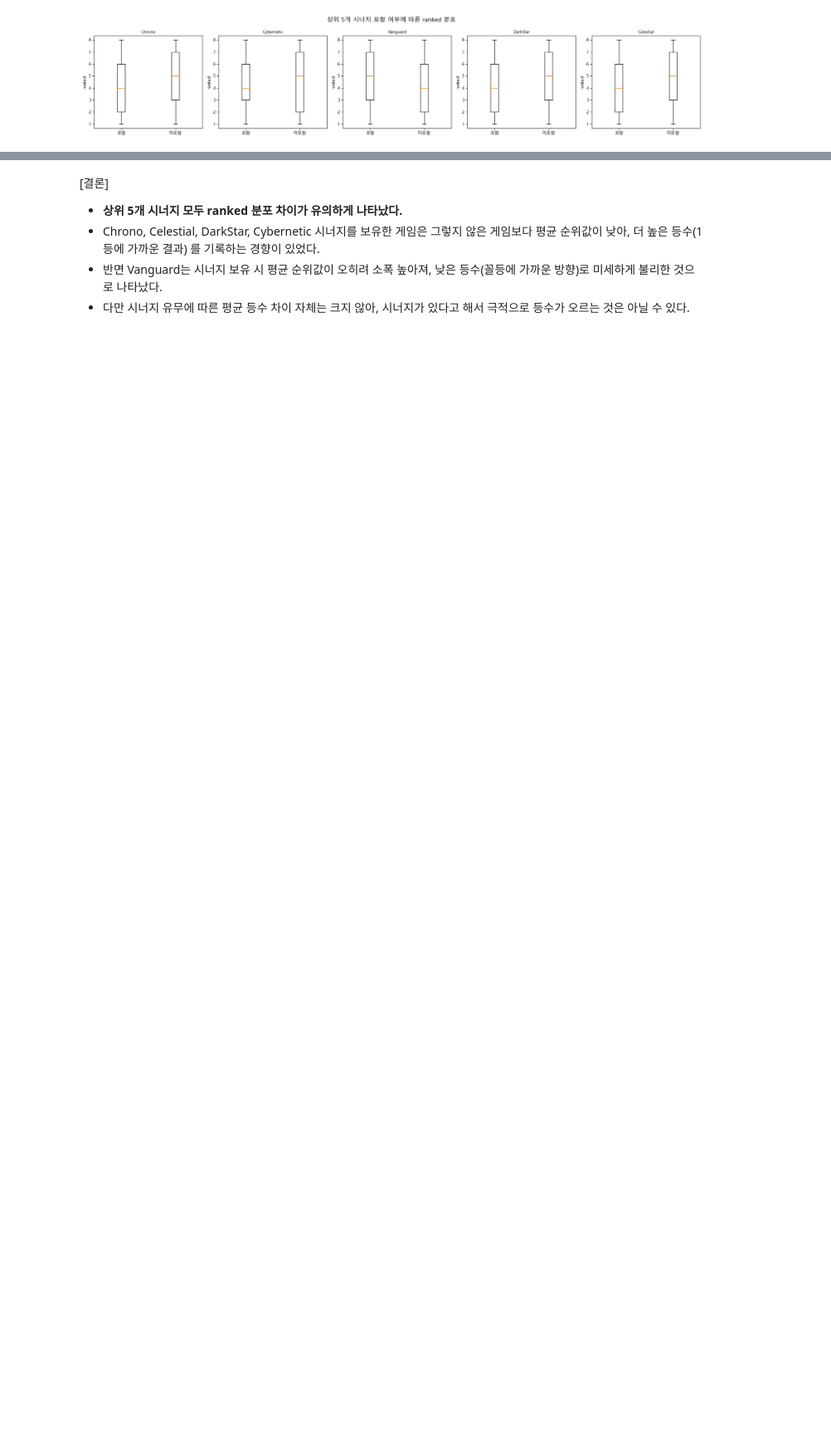
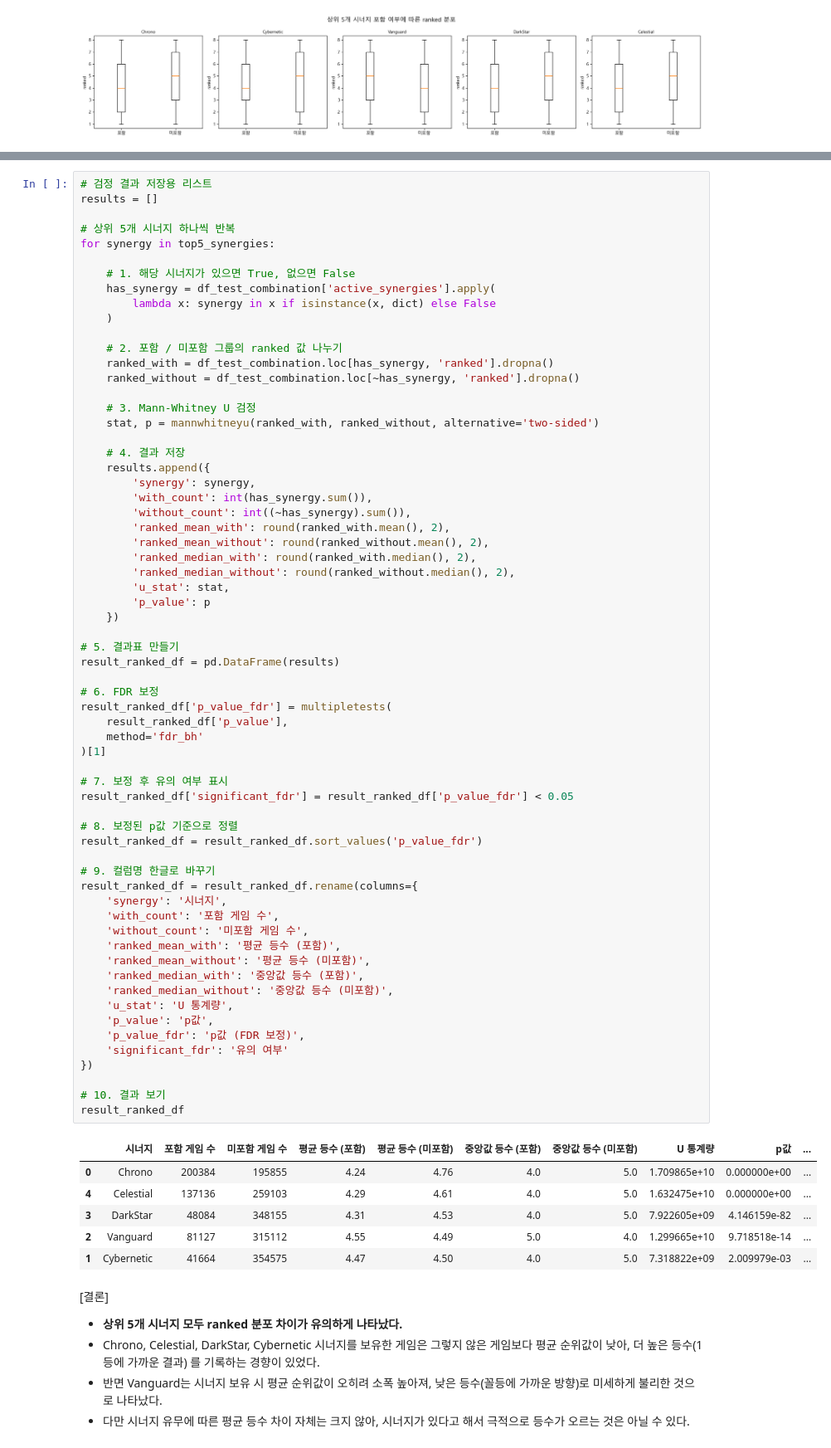
Before and after one commit to hanalo26/Third-project-sparta, a Jupyter notebook: works/suim_Kim/03-04.statistics_suim.ipynb, the cells around one changed output, grey strips where cells are left out. Shown at 83% size. Saved outputs shown, nothing was run; the diff lists cells and outputs as text; blank space fills up the shorter version.

```diff
--- a/works/suim_Kim/03-04.statistics_suim.ipynb
+++ b/works/suim_Kim/03-04.statistics_suim.ipynb
@@ -726,3 +721,74 @@ result_ranked_df
+# %%
+# 검정 결과 저장용 리스트
+results = []
+
+# 상위 5개 시너지 하나씩 반복
+for synergy in top5_synergies:
+
+    # 1. 해당 시너지가 있으면 True, 없으면 False
+    has_synergy = df_test_combination['active_synergies'].apply(
+        lambda x: synergy in x if isinstance(x, dict) else False
+    )
+
+    # 2. 포함 / 미포함 그룹의 ranked 값 나누기
+    ranked_with = df_test_combination.loc[has_synergy, 'ranked'].dropna()
+    ranked_without = df_test_combination.loc[~has_synergy, 'ranked'].dropna()
+
+    # 3. Mann-Whitney U 검정
+    stat, p = mannwhitneyu(ranked_with, ranked_without, alternative='two-sided')
+
+    # 4. 결과 저장
+    results.append({
+        'synergy': synergy,
+        'with_count': int(has_synergy.sum()),
+        'without_count': int((~has_synergy).sum()),
+        'ranked_mean_with': round(ranked_with.mean(), 2),
+        'ranked_mean_without': round(ranked_without.mean(), 2),
+        'ranked_median_with': round(ranked_with.median(), 2),
+        'ranked_median_without': round(ranked_without.median(), 2),
+        'u_stat': stat,
+        'p_value': p
+    })
+
+# 5. 결과표 만들기
+result_ranked_df = pd.DataFrame(results)
+
+# 6. FDR 보정
+result_ranked_df['p_value_fdr'] = multipletests(
+    result_ranked_df['p_value'],
+    method='fdr_bh'
+)[1]
+
+# 7. 보정 후 유의 여부 표시
+result_ranked_df['significant_fdr'] = result_ranked_df['p_value_fdr'] < 0.05
+
+# 8. 보정된 p값 기준으로 정렬
+result_ranked_df = result_ranked_df.sort_values('p_value_fdr')
+
+# 9. 컬럼명 한글로 바꾸기
+result_ranked_df = result_ranked_df.rename(columns={
+    'synergy': '시너지',
+    'with_count': '포함 게임 수',
+    'without_count': '미포함 게임 수',
+    'ranked_mean_with': '평균 등수 (포함)',
+    'ranked_mean_without': '평균 등수 (미포함)',
+    'ranked_median_with': '중앙값 등수 (포함)',
+    'ranked_median_without': '중앙값 등수 (미포함)',
+    'u_stat': 'U 통계량',
+    'p_value': 'p값',
+    'p_value_fdr': 'p값 (FDR 보정)',
+    'significant_fdr': '유의 여부'
+})
+
+# 10. 결과 보기
+result_ranked_df
+# %% [output]
+|  | 시너지 | 포함 게임 수 | 미포함 게임 수 | 평균 등수 (포함) | 평균 등수 (미포함) | 중앙값 등수 (포함) | 중앙값 등수 (미포함) | U 통계량 | p값 | ... |
+| 0 | Chrono | 200384 | 195855 | 4.24 | 4.76 | 4.0 | 5.0 | 1.709865e+10 | 0.000000e+00 | ... |
+| 4 | Celestial | 137136 | 259103 | 4.29 | 4.61 | 4.0 | 5.0 | 1.632475e+10 | 0.000000e+00 | ... |
+| 3 | DarkStar | 48084 | 348155 | 4.31 | 4.53 | 4.0 | 5.0 | 7.922605e+09 | 4.146159e-82 | ... |
+| 2 | Vanguard | 81127 | 315112 | 4.55 | 4.49 | 5.0 | 4.0 | 1.299665e+10 | 9.718518e-14 | ... |
+| 1 | Cybernetic | 41664 | 354575 | 4.47 | 4.50 | 4.0 | 5.0 | 7.318822e+09 | 2.009979e-03 | ... |
 # %% [markdown]
 [결론]
 - **상위 5개 시너지 모두 ranked 분포 차이가 유의하게 나타났다.**
```
Also changed, not shown: parts of 33 cells of this notebook.
